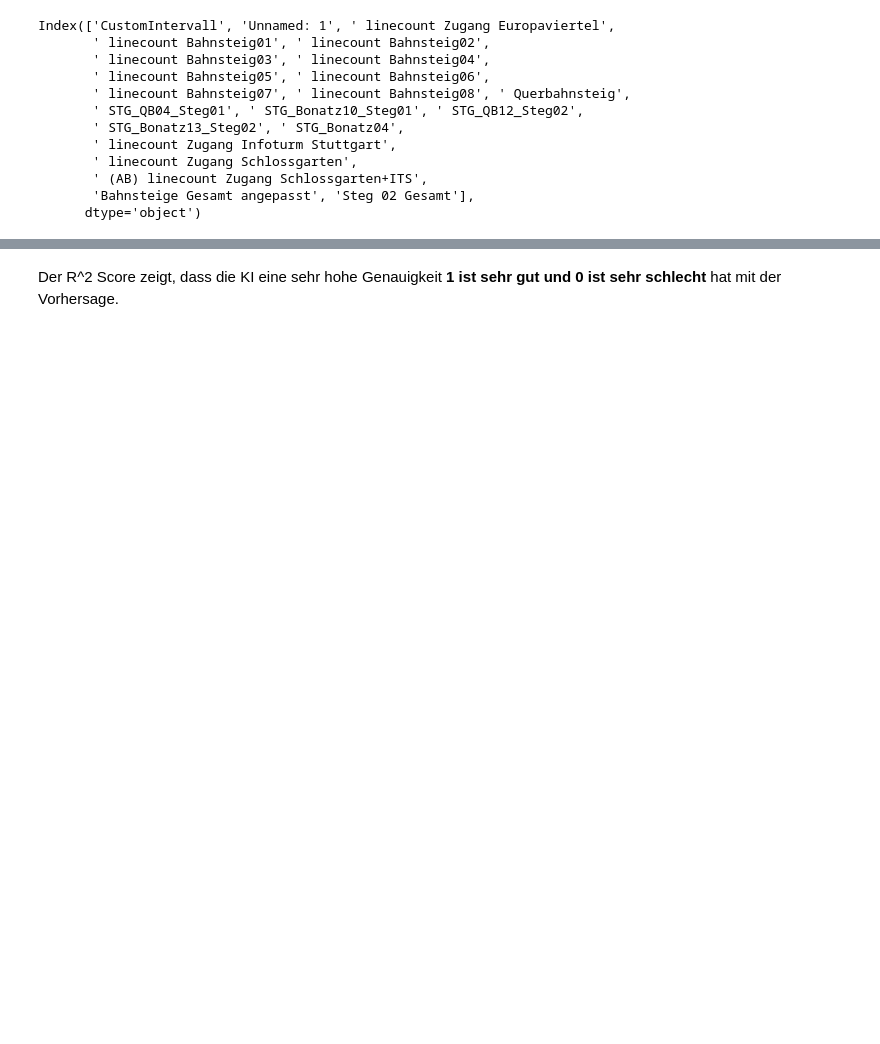
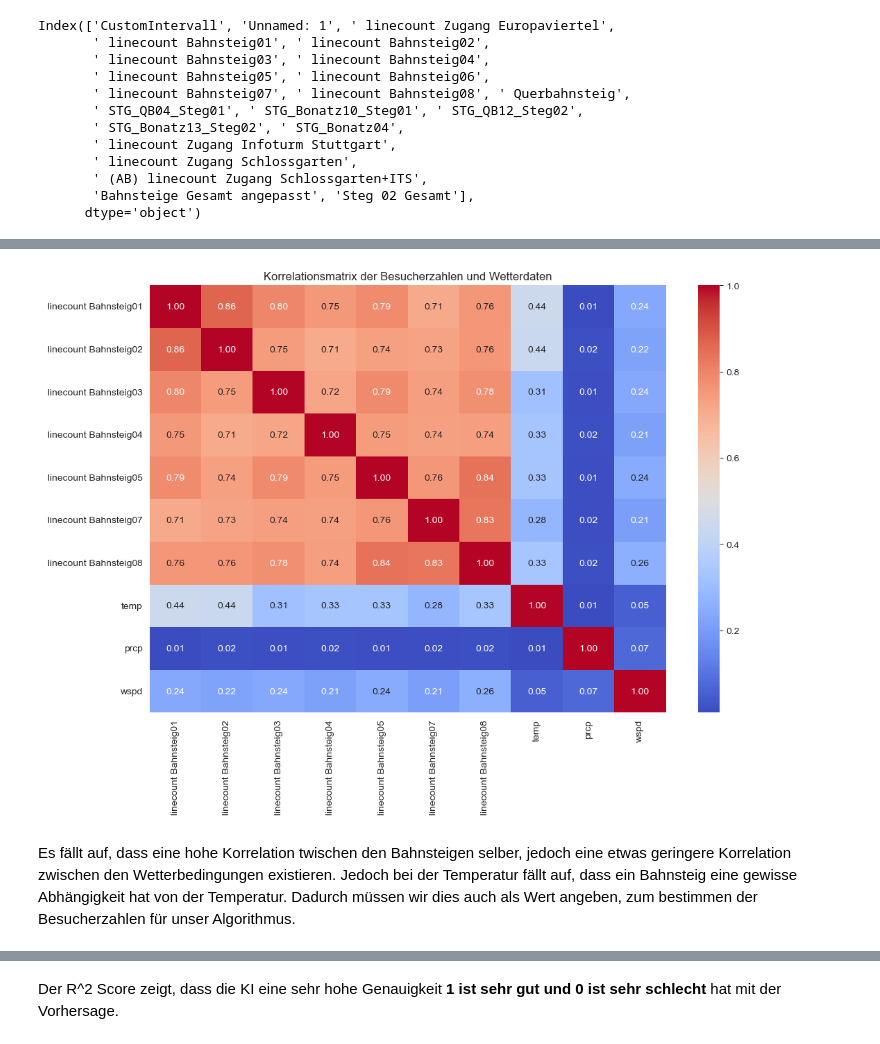
Before and after one commit to connytherocket/DBTrackAnalysis, a Jupyter notebook: db_track_analysis_jupyter.ipynb, the cells around one changed output, grey strips where cells are left out. Drawn from its saved outputs; the diff is of its cells as text; code cells hidden in the pictures; blank space fills up the shorter version.

```diff
--- a/db_track_analysis_jupyter.ipynb
+++ b/db_track_analysis_jupyter.ipynb
@@ -75 +133,64 @@ plt.show()
+# %%
+
+import pandas as pd
+import matplotlib.pyplot as plt
+import seaborn as sns
+
+# Laden der Daten
+track_data = pd.read_csv('Rohdaten_Stündlich_QB_2024_06_06.csv', sep=';')
+weather_data = pd.read_csv('wetterdaten_stuttgart.csv', dayfirst=True, sep=',')
+
+# Auswahl der gewünschten Spalten aus den Besucherdaten
+selected_columns = [
+    'CustomIntervall', ' linecount Bahnsteig01', ' linecount Bahnsteig02',
+    ' linecount Bahnsteig03', ' linecount Bahnsteig04', ' linecount Bahnsteig05',
+    ' linecount Bahnsteig07', ' linecount Bahnsteig08'
+]
+filtered_data = track_data[selected_columns].copy()
+
+# Konvertieren des Datums in den Besucherdaten
+filtered_data['CustomIntervall'] = pd.to_datetime(filtered_data['CustomIntervall'], format='%d.%m.%Y %H:%M')
+filtered_data.set_index('CustomIntervall', inplace=True)
+
+# Konvertieren des Datums in den Wetterdaten und Setzen des Index
+weather_data['date'] = pd.to_datetime(weather_data['date'])
+weather_data.set_index(['date', 'hour'], inplace=True)
+
+# Kombinieren der Daten basierend auf Datum und Stunde
+combined_data = filtered_data.copy()
+combined_data['hour'] = combined_data.index.hour
+combined_data['date'] = combined_data.index.date
+combined_data = combined_data.reset_index(drop=True)
+
+# Zurücksetzen des Indexes in den Wetterdaten, um das Zusammenführen zu erleichtern
+weather_data = weather_data.reset_index()
+
+# Sicherstellen, dass 'hour' in beiden DataFrames als Integer und 'date' als Datetime vorliegen
+combined_data['hour'] = combined_data['hour'].astype(int)
+combined_data['date'] = pd.to_datetime(combined_data['date'])
+weather_data['hour'] = weather_data['hour'].astype(int)
+weather_data['date'] = pd.to_datetime(weather_data['date'])
+
+# Zusammenführen der Besucherdaten und Wetterdaten
+combined_data = combined_data.merge(weather_data, how='left', left_on=['date', 'hour'], right_on=['date', 'hour'])
+
+# Auswahl der relevanten Spalten für die Korrelationsanalyse
+correlation_columns = [
+    ' linecount Bahnsteig01', ' linecount Bahnsteig02', ' linecount Bahnsteig03',
+    ' linecount Bahnsteig04', ' linecount Bahnsteig05', ' linecount Bahnsteig07',
+    ' linecount Bahnsteig08', 'temp', 'prcp', 'wspd'
+]
+
+# Korrelationsmatrix berechnen
+correlation_matrix = combined_data[correlation_columns].corr()
+
+# Korrelationsmatrix darstellen
+plt.figure(figsize=(12, 8))
+sns.heatmap(correlation_matrix, annot=True, cmap='coolwarm', fmt='.2f')
+plt.title('Korrelationsmatrix der Besucherzahlen und Wetterdaten')
+plt.show()
+# %% [output]
+[figure, added]
+# %% [markdown]
+Es fällt auf, dass eine hohe Korrelation twischen den Bahnsteigen selber, jedoch eine etwas geringere Korrelation zwischen den Wetterbedingungen existieren. Jedoch bei der Temperatur fällt auf, dass ein Bahnsteig eine gewisse Abhängigkeit hat von der Temperatur. Dadurch müssen wir dies auch als Wert angeben, zum bestimmen der Besucherzahlen für unser Algorithmus.
 # %% [markdown]
```
Also changed, not shown: parts of 13 cells of this notebook, 1 other file.
